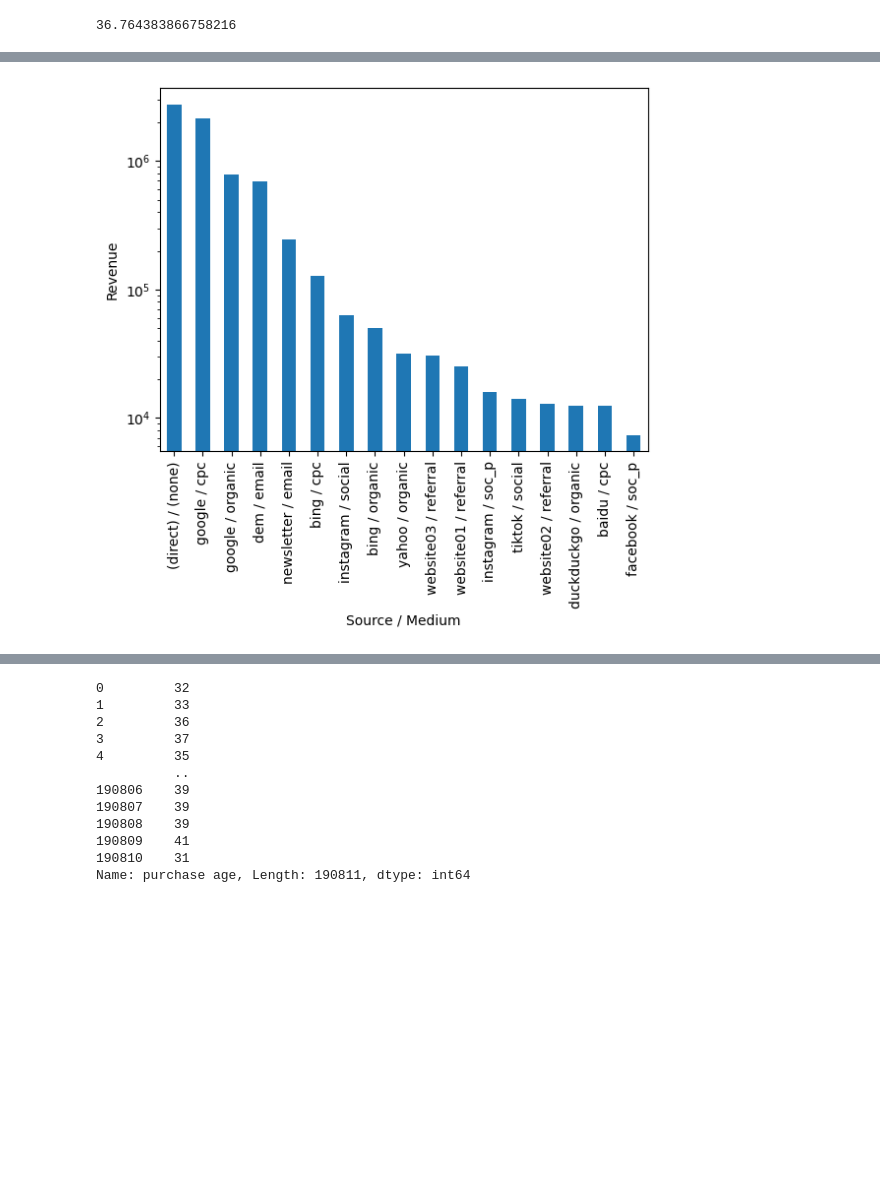
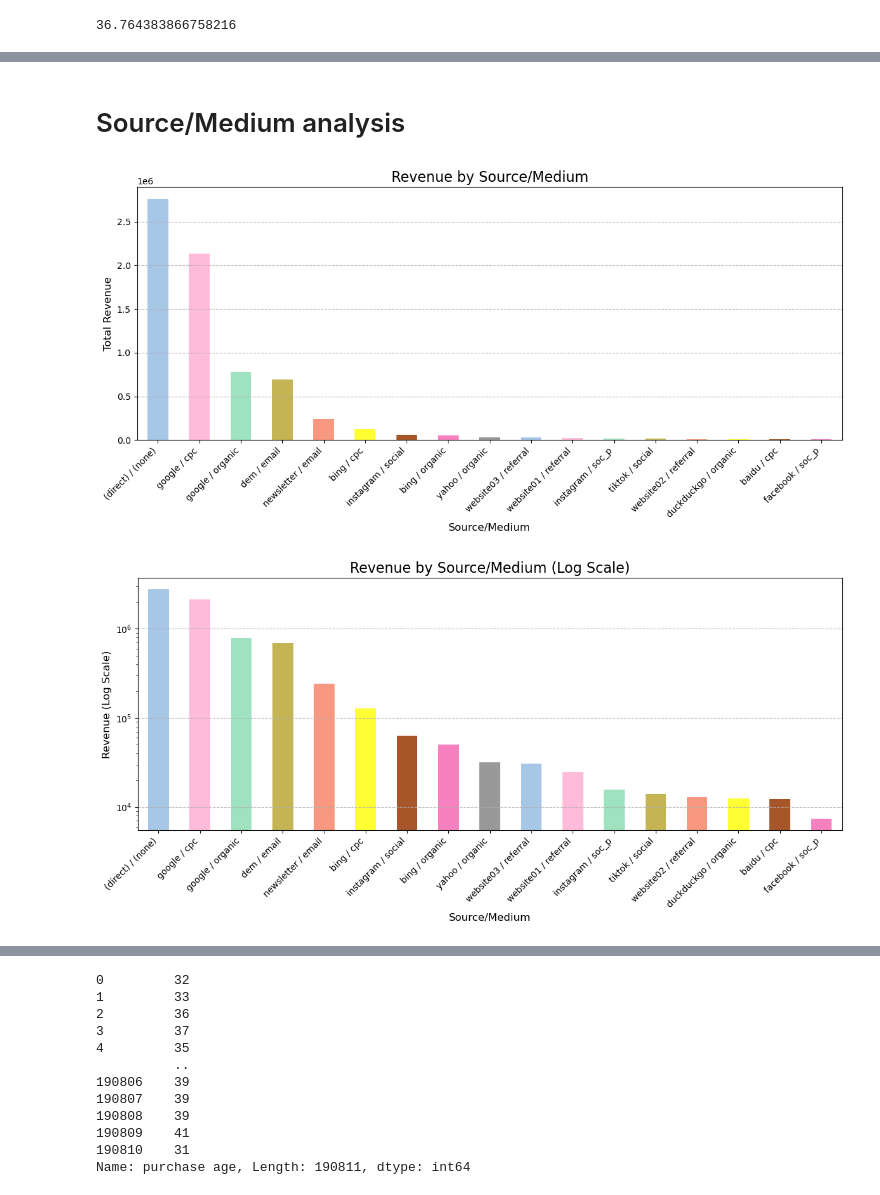
Before and after one commit to michelecoaro/Datanauti, a Jupyter notebook: EDA.ipynb, the cells around one changed output, grey strips where cells are left out. Drawn from its saved outputs; the diff is of its cells as text; code cells hidden in the pictures; blank space fills up the shorter version.

```diff
--- a/EDA.ipynb
+++ b/EDA.ipynb
@@ -117,5 +130,9 @@ df_beauty.head()
 df_beauty.groupby('userId')['revenue'].sum().mean()
 # %% [output]
 440.9207322438718
+# %%
+my_palette = ['#A7C7E7', '#ffbcda', '#9FE2BF', '#C4B454', '#F89880', '#ffff33', '#a65628', '#f781bf', '#999999'] # Custom list of hex colors
+
+plt.rcParams['axes.prop_cycle'] = plt.cycler(color=my_palette)
 # %%
 # plot ARPU
@@ -142,11 +163,37 @@ plt.show()
+# %% [markdown]
+# Source/Medium analysis
+# %%
+revenue_by_source = df_beauty.groupby('sourceMedium')['revenue'].sum().sort_values(ascending=False) # Group by sourceMedium and sum revenue
+
+plt.figure(figsize=(12, 6))
+revenue_by_source.plot(kind='bar', color=my_palette)
+
+plt.title('Revenue by Source/Medium', fontsize=16)
+plt.xlabel('Source/Medium', fontsize=12)
+plt.ylabel('Total Revenue', fontsize=12)
+plt.xticks(rotation=45, ha='right')
+plt.tight_layout()
+plt.grid(axis='y', linestyle='--', alpha=0.9)
+plt.show()
+# %% [output]
+[figure, added]
 # %%
 # same but with log scale
-df_beauty.groupby('sourceMedium')['revenue'].sum().sort_values(ascending=False).plot(kind='bar', logy=True)
-plt.xlabel('Source / Medium')
-plt.ylabel('Revenue')
+revenue_by_source = df_beauty.groupby('sourceMedium')['revenue'].sum().sort_values(ascending=False)
+
+plt.figure(figsize=(12, 6))
+revenue_by_source.plot(kind='bar', logy=True, color=my_palette)
+
+plt.title('Revenue by Source/Medium (Log Scale)', fontsize=16)
+plt.xlabel('Source/Medium', fontsize=12)
+plt.ylabel('Revenue (Log Scale)', fontsize=12)
+plt.xticks(rotation=45, ha='right')
+plt.tight_layout()
+plt.grid(axis='y', linestyle='--', alpha=0.9)
+
 plt.show()
 # %% [output]
-[figure, old version]
+[figure, new version]
 # %%
 # pie plot with first 5 sourceMedium and then 'others'
 perc = df_beauty.groupby('sourceMedium')['revenue'].sum() / df_beauty['revenue'].sum()
```
Also changed, not shown: parts of 43 cells of this notebook.
